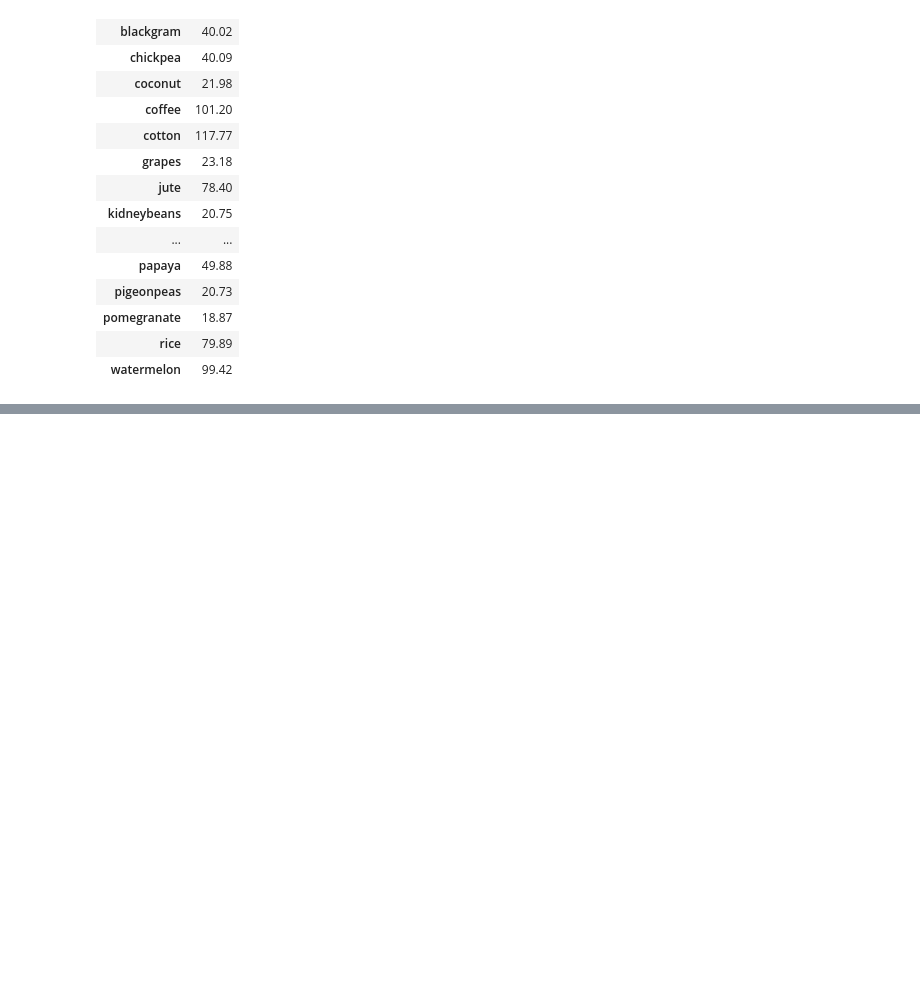
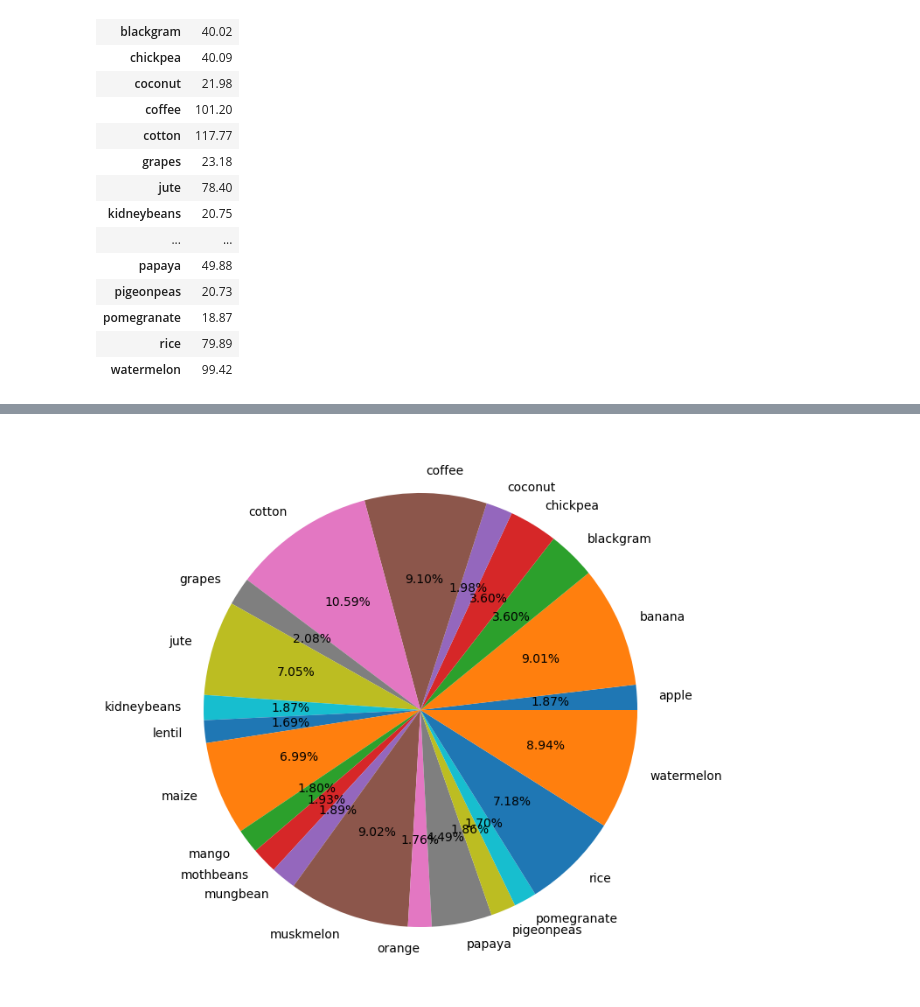
Before and after one commit to upflairs-pvt-ltd/3rd_july_datascience, a Jupyter notebook: farmer_guider/farmer.ipynb, the cells around one changed output, grey strips where cells are left out. Cells and saved outputs as stored; diff of their text form; code cells hidden in the pictures; blank space fills up the shorter version.

```diff
--- a/farmer_guider/farmer.ipynb
+++ b/farmer_guider/farmer.ipynb
@@ -57,0 +117,8 @@ group[['N']].mean()
+# %%
+crops_label = list(nitrogen['label'])
+avg_nitrogen = list(nitrogen['avg_nitro'])
+plt.figure(figsize=(8,24))
+plt.pie(avg_nitrogen,labels=crops_label,autopct='%2.2f%%')
+plt.show()
+# %% [output]
+[figure, added]
```
Also changed, not shown: parts of 33 cells of this notebook, 4 other files.
